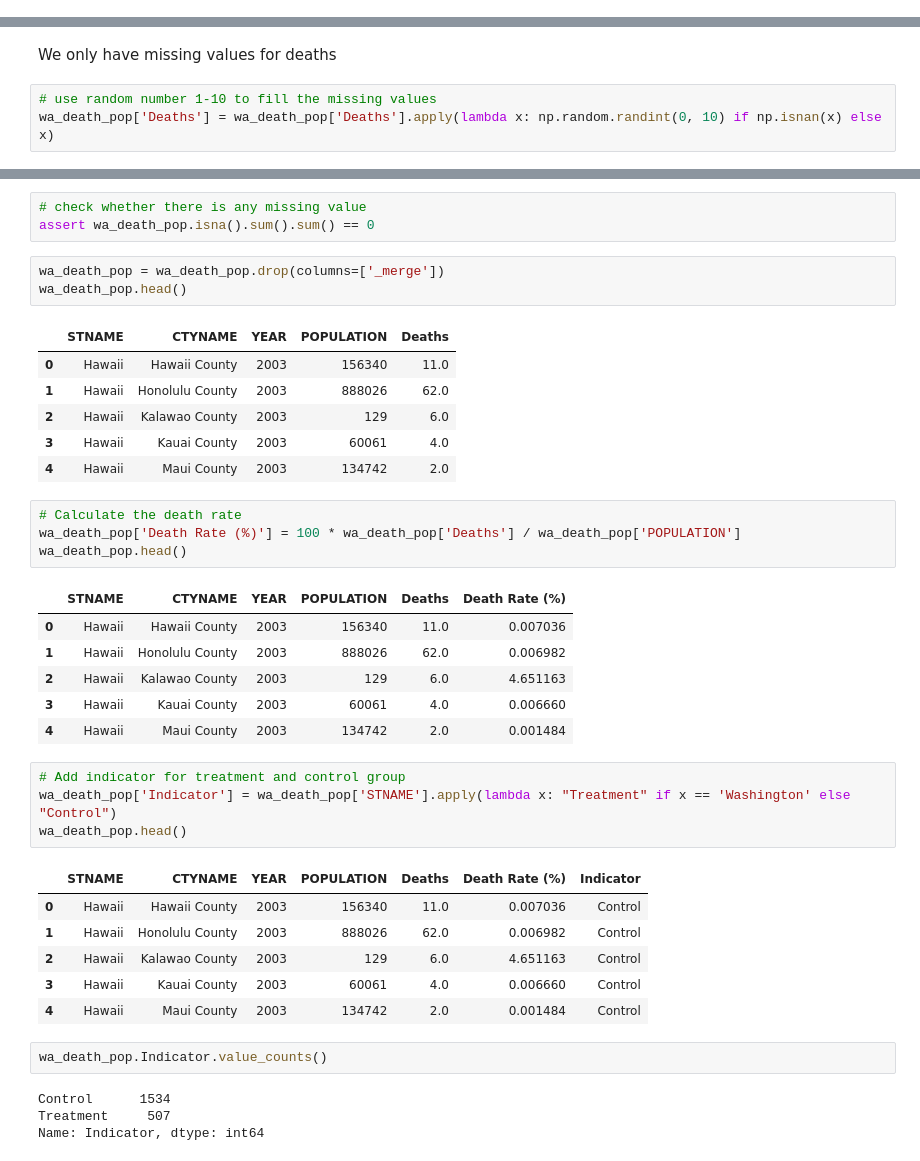
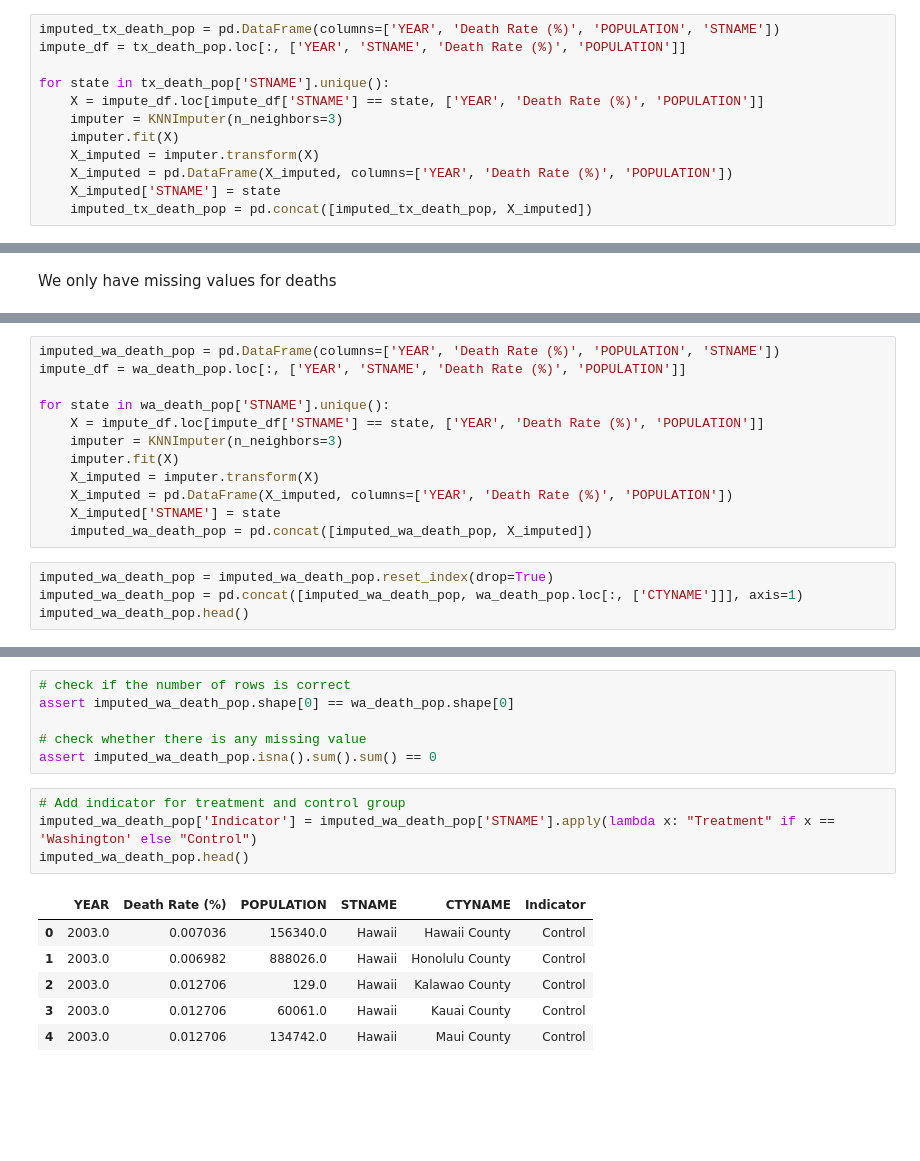
Before and after one commit to YZhu0225/Estimating-the-Impact-of-Opioid-Control-Policies, a Jupyter notebook: 10_code/merge_pop_death.ipynb, the cells around one changed output, grey strips where cells are left out. Cells and saved outputs as stored; diff of their text form; blank space fills up the shorter version.

```diff
--- a/10_code/merge_pop_death.ipynb
+++ b/10_code/merge_pop_death.ipynb
@@ -230,0 +252,12 @@ tx_death_pop['Deaths'] = tx_death_pop['Deaths'].apply(lambda x: np.random.randin
+# %%
+imputed_tx_death_pop = pd.DataFrame(columns=['YEAR', 'Death Rate (%)', 'POPULATION', 'STNAME'])
+impute_df = tx_death_pop.loc[:, ['YEAR', 'STNAME', 'Death Rate (%)', 'POPULATION']]
+
+for state in tx_death_pop['STNAME'].unique():
+    X = impute_df.loc[impute_df['STNAME'] == state, ['YEAR', 'Death Rate (%)', 'POPULATION']]
+    imputer = KNNImputer(n_neighbors=3)
+    imputer.fit(X)
+    X_imputed = imputer.transform(X)
+    X_imputed = pd.DataFrame(X_imputed, columns=['YEAR', 'Death Rate (%)', 'POPULATION'])
+    X_imputed['STNAME'] = state
+    imputed_tx_death_pop = pd.concat([imputed_tx_death_pop, X_imputed])
@@ -355,6 +384,3 @@ _merge           0
 dtype: int64
 # %% [markdown]
 We only have missing values for deaths
-# %%
-# use random number 1-10 to fill the missing values
-wa_death_pop['Deaths'] = wa_death_pop['Deaths'].apply(lambda x: np.random.randint(0, 10) if np.isnan(x) else x)
@@ -360,0 +389,16 @@ wa_death_pop['Deaths'] = wa_death_pop['Deaths'].apply(lambda x: np.random.randin
+# %%
+imputed_wa_death_pop = pd.DataFrame(columns=['YEAR', 'Death Rate (%)', 'POPULATION', 'STNAME'])
+impute_df = wa_death_pop.loc[:, ['YEAR', 'STNAME', 'Death Rate (%)', 'POPULATION']]
+
+for state in wa_death_pop['STNAME'].unique():
+    X = impute_df.loc[impute_df['STNAME'] == state, ['YEAR', 'Death Rate (%)', 'POPULATION']]
+    imputer = KNNImputer(n_neighbors=3)
+    imputer.fit(X)
+    X_imputed = imputer.transform(X)
+    X_imputed = pd.DataFrame(X_imputed, columns=['YEAR', 'Death Rate (%)', 'POPULATION'])
+    X_imputed['STNAME'] = state
+    imputed_wa_death_pop = pd.concat([imputed_wa_death_pop, X_imputed])
+# %%
+imputed_wa_death_pop = imputed_wa_death_pop.reset_index(drop=True)
+imputed_wa_death_pop = pd.concat([imputed_wa_death_pop, wa_death_pop.loc[:, ['CTYNAME']]], axis=1)
+imputed_wa_death_pop.head()
@@ -361,41 +412,17 @@ wa_death_pop['Deaths'] = wa_death_pop['Deaths'].apply(lambda x: np.random.randin
 # %%
+# check if the number of rows is correct
+assert imputed_wa_death_pop.shape[0] == wa_death_pop.shape[0]
+
 # check whether there is any missing value
-assert wa_death_pop.isna().sum().sum() == 0
+assert imputed_wa_death_pop.isna().sum().sum() == 0
-# %%
-wa_death_pop = wa_death_pop.drop(columns=['_merge'])
-wa_death_pop.head()
-# %% [output]
-|  | STNAME | CTYNAME | YEAR | POPULATION | Deaths |
-| 0 | Hawaii | Hawaii County | 2003 | 156340 | 11.0 |
-| 1 | Hawaii | Honolulu County | 2003 | 888026 | 62.0 |
-| 2 | Hawaii | Kalawao County | 2003 | 129 | 6.0 |
-| 3 | Hawaii | Kauai County | 2003 | 60061 | 4.0 |
-| 4 | Hawaii | Maui County | 2003 | 134742 | 2.0 |
-# %%
-# Calculate the death rate
-wa_death_pop['Death Rate (%)'] = 100 * wa_death_pop['Deaths'] / wa_death_pop['POPULATION']
-wa_death_pop.head()
-# %% [output]
-|  | STNAME | CTYNAME | YEAR | POPULATION | Deaths | Death Rate (%) |
-| 0 | Hawaii | Hawaii County | 2003 | 156340 | 11.0 | 0.007036 |
-| 1 | Hawaii | Honolulu County | 2003 | 888026 | 62.0 | 0.006982 |
-| 2 | Hawaii | Kalawao County | 2003 | 129 | 6.0 | 4.651163 |
-| 3 | Hawaii | Kauai County | 2003 | 60061 | 4.0 | 0.006660 |
-| 4 | Hawaii | Maui County | 2003 | 134742 | 2.0 | 0.001484 |
 # %%
 # Add indicator for treatment and control group
-wa_death_pop['Indicator'] = wa_death_pop['STNAME'].apply(lambda x: "Treatment" if x == 'Washington' else "Control")
-wa_death_pop.head()
+imputed_wa_death_pop['Indicator'] = imputed_wa_death_pop['STNAME'].apply(lambda x: "Treatment" if x == 'Washington' else "Control")
+imputed_wa_death_pop.head()
 # %% [output]
-|  | STNAME | CTYNAME | YEAR | POPULATION | Deaths | Death Rate (%) | Indicator |
-| 0 | Hawaii | Hawaii County | 2003 | 156340 | 11.0 | 0.007036 | Control |
-| 1 | Hawaii | Honolulu County | 2003 | 888026 | 62.0 | 0.006982 | Control |
-| 2 | Hawaii | Kalawao County | 2003 | 129 | 6.0 | 4.651163 | Control |
-| 3 | Hawaii | Kauai County | 2003 | 60061 | 4.0 | 0.006660 | Control |
-| 4 | Hawaii | Maui County | 2003 | 134742 | 2.0 | 0.001484 | Control |
+|  | YEAR | Death Rate (%) | POPULATION | STNAME | CTYNAME | Indicator |
+| 0 | 2003.0 | 0.007036 | 156340.0 | Hawaii | Hawaii County | Control |
+| 1 | 2003.0 | 0.006982 | 888026.0 | Hawaii | Honolulu County | Control |
+| 2 | 2003.0 | 0.012706 | 129.0 | Hawaii | Kalawao County | Control |
+| 3 | 2003.0 | 0.012706 | 60061.0 | Hawaii | Kauai County | Control |
+| 4 | 2003.0 | 0.012706 | 134742.0 | Hawaii | Maui County | Control |
-# %%
-wa_death_pop.Indicator.value_counts()
-# %% [output]
-Control      1534
-Treatment     507
-Name: Indicator, dtype: int64
```
Also changed, not shown: parts of 28 cells of this notebook, 1 other file.
